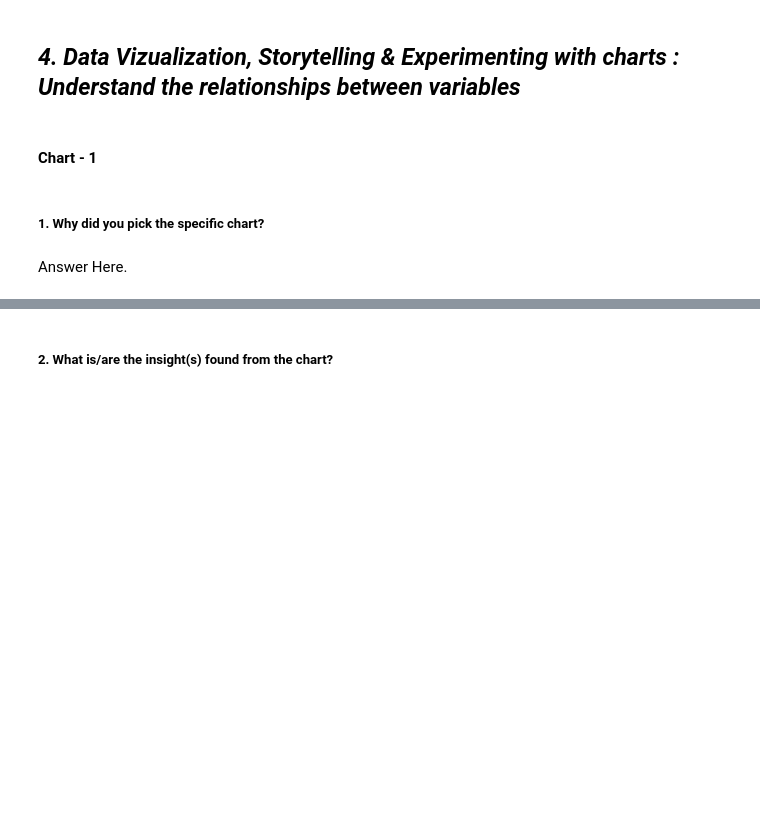
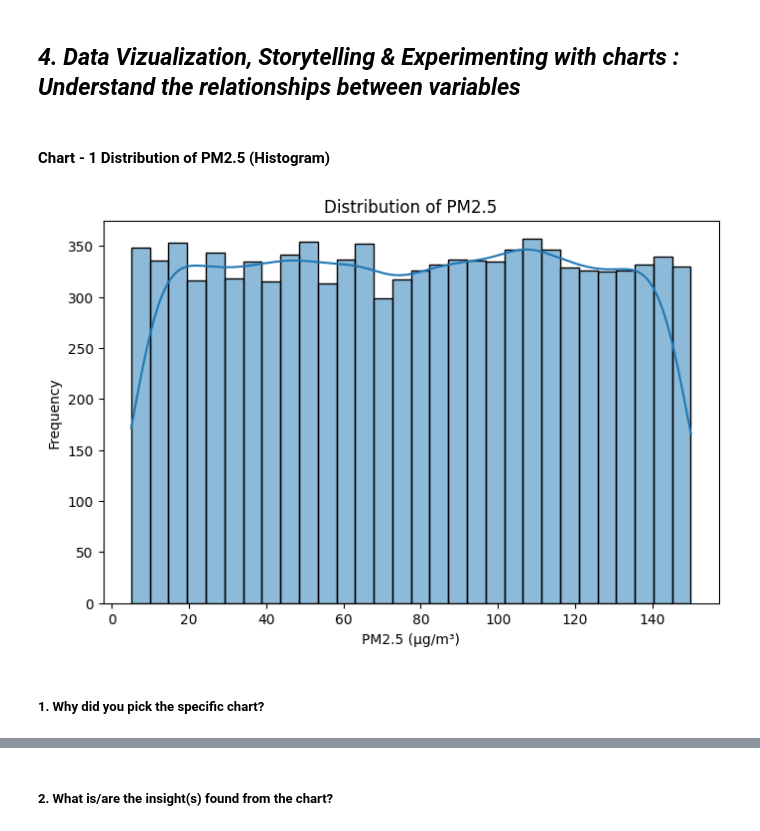
Before and after one commit to naunyalpragya/globalairquality, a Jupyter notebook: pragyanaunyal_Template.ipynb, the cells around one changed output, grey strips where cells are left out. Drawn from its saved outputs; the diff is of its cells as text; code cells hidden in the pictures; blank space fills up the shorter version.

```diff
--- a/pragyanaunyal_Template.ipynb
+++ b/pragyanaunyal_Template.ipynb
@@ -291,4 +309,4 @@ dtype: object
 # %% [markdown]
 ## ***4. Data Vizualization, Storytelling & Experimenting with charts : Understand the relationships between variables***
 # %% [markdown]
-#### Chart - 1
+#### Chart - 1   Distribution of PM2.5 (Histogram)
@@ -297,4 +313,18 @@ dtype: object
+# %%
+# Chart - 1 visualization code
+plt.figure(figsize=(8,5))
+
+sns.histplot(data=df,
+             x='PM2.5',
+             bins=30,
+             kde=True)
+
+plt.title("Distribution of PM2.5")
+plt.xlabel("PM2.5 (µg/m³)")
+plt.ylabel("Frequency")
+
+plt.show()
+# %% [output]
+[figure, added]
 # %% [markdown]
 ##### 1. Why did you pick the specific chart?
-# %% [markdown]
-Answer Here.
```
Also changed, not shown: parts of 18 cells of this notebook.
